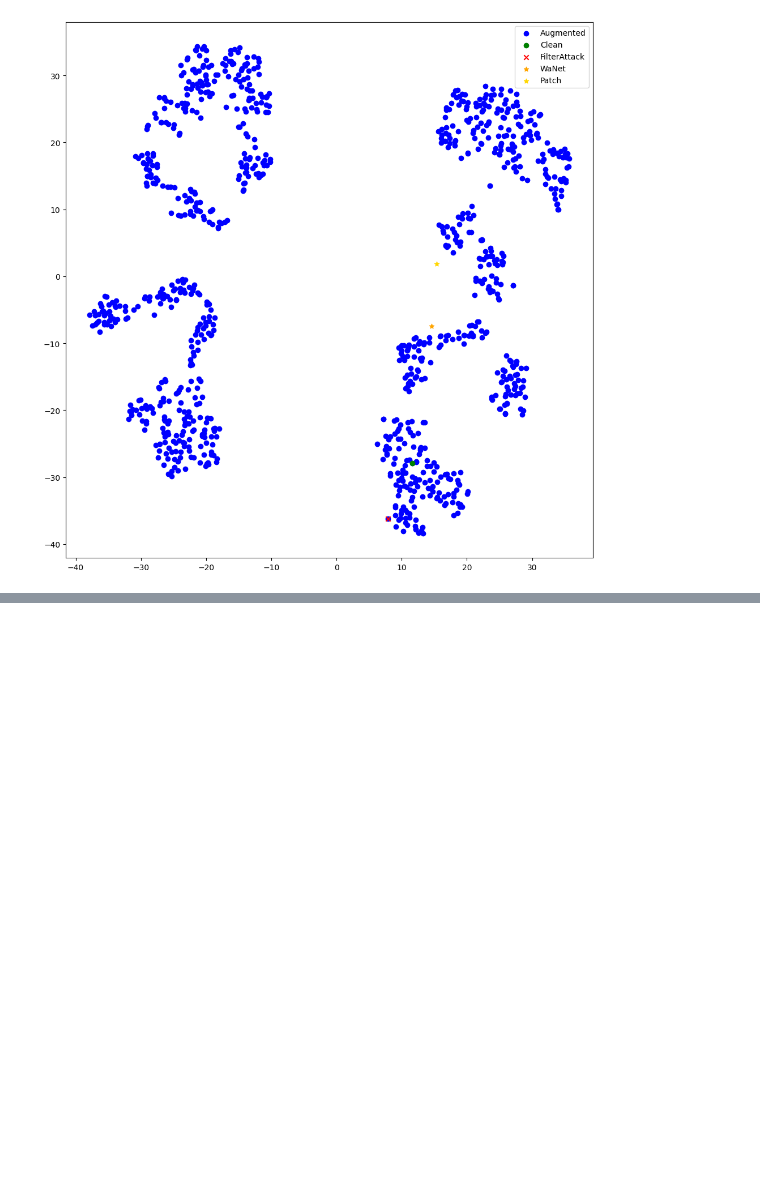
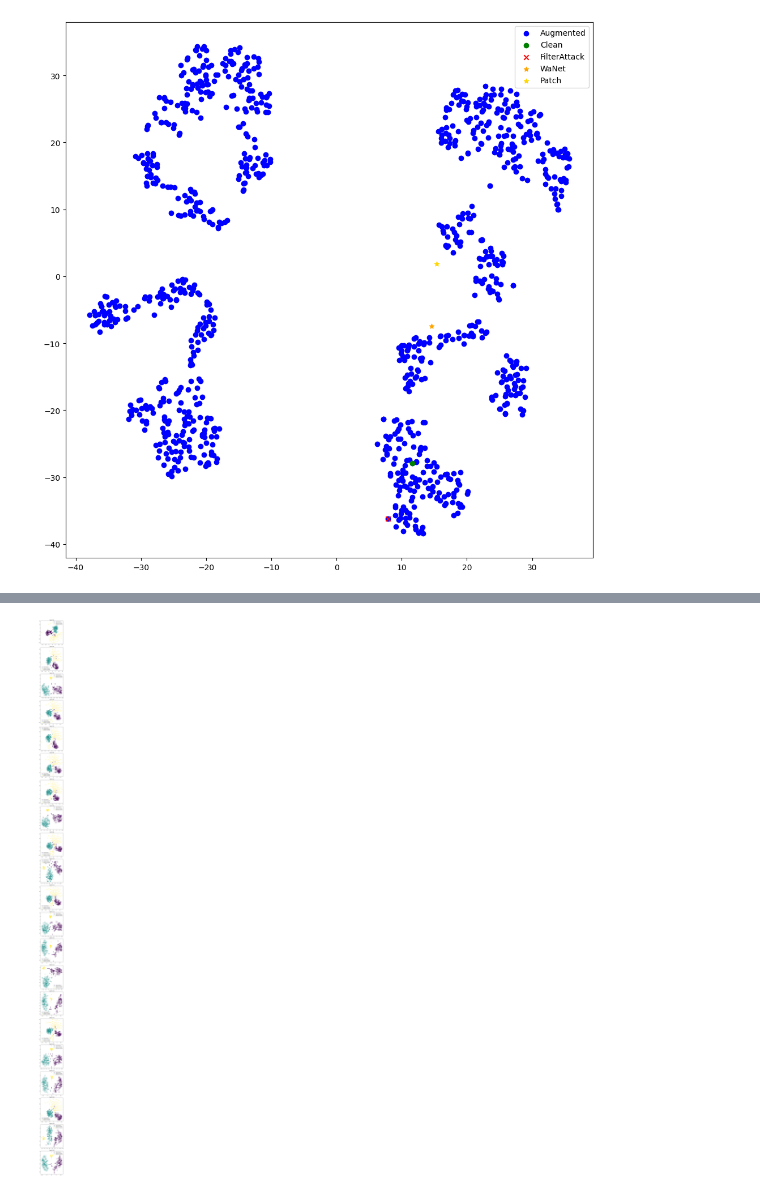
Before and after one commit to Zhang-Henry/badencoder_filter, a Jupyter notebook: visualize/insight.ipynb, the cells around one changed output, grey strips where cells are left out. Saved outputs shown, nothing was run; the diff lists cells and outputs as text; code cells hidden in the pictures; blank space fills up the shorter version.

```diff
--- a/visualize/insight.ipynb
+++ b/visualize/insight.ipynb
@@ -247,0 +241,56 @@ plt.show()
+# %%
+import torch
+import numpy as np
+from sklearn.manifold import TSNE
+import matplotlib.pyplot as plt
+import os
+
+def load_features_and_tsne_visualize(file_path):
+    # 加载.pth文件
+    checkpoint = torch.load(file_path)
+
+    # 从checkpoint中提取特征
+    clean_feature_raw = checkpoint['clean_feature_raw'].detach().cpu()
+    feature_backdoor = checkpoint['feature_backdoor'].detach().cpu()
+    feature_reference = checkpoint['feature_reference'].detach().cpu()
+
+    # 准备数据
+    data = np.concatenate((clean_feature_raw, feature_backdoor, feature_reference), axis=0)
+    labels = np.concatenate((np.zeros(clean_feature_raw.shape[0]),
+                             np.ones(feature_backdoor.shape[0]),
+                             2*np.ones(feature_reference.shape[0])))
+
+    # 运行t-SNE
+    tsne = TSNE(n_components=2, verbose=0, perplexity=40, n_iter=300)
+    tsne_results = tsne.fit_transform(data)
+
+    return tsne_results, labels
+
+# 指定.pth文件所在的目录
+directory = '../output/stl10/cifar10_backdoored_encoder/2024-02-01-22:03:17'
+
+# 列出目录中所有的.pth文件
+file_paths = [os.path.join(directory, f) for f in os.listdir(directory) if 'features' in f and '0' in f]
+
+# 对文件进行排序以确保按epoch顺序处理
+file_paths = sorted(file_paths, key=lambda x: int(x.split('_')[-1].split('.')[0]))
+
+# 设置大图
+fig, axes = plt.subplots(len(file_paths), 1, figsize= (5, 5 * len(file_paths)))
+
+for ax, file_path in zip(axes, file_paths):
+    # 对每个文件进行t-SNE可视化
+    tsne_results, labels = load_features_and_tsne_visualize(file_path)
+
+    # 绘制t-SNE结果
+    scatter = ax.scatter(tsne_results[:,0], tsne_results[:,1], c=labels, cmap='viridis', alpha=0.7)
+
+    # 设置图例和标题
+    epoch = file_path.split('_')[-1].split('.')[0] # 从文件名解析epoch
+    ax.set_title(f'Epoch {epoch}')
+    ax.legend(handles=scatter.legend_elements()[0], labels=['Clean Feature', 'Backdoor Feature', 'Reference Feature'])
+
+plt.tight_layout()
+plt.show()
+# %% [output]
+[figure, added]
```
Also changed, not shown: parts of 1 cell of this notebook, 3 other files.
